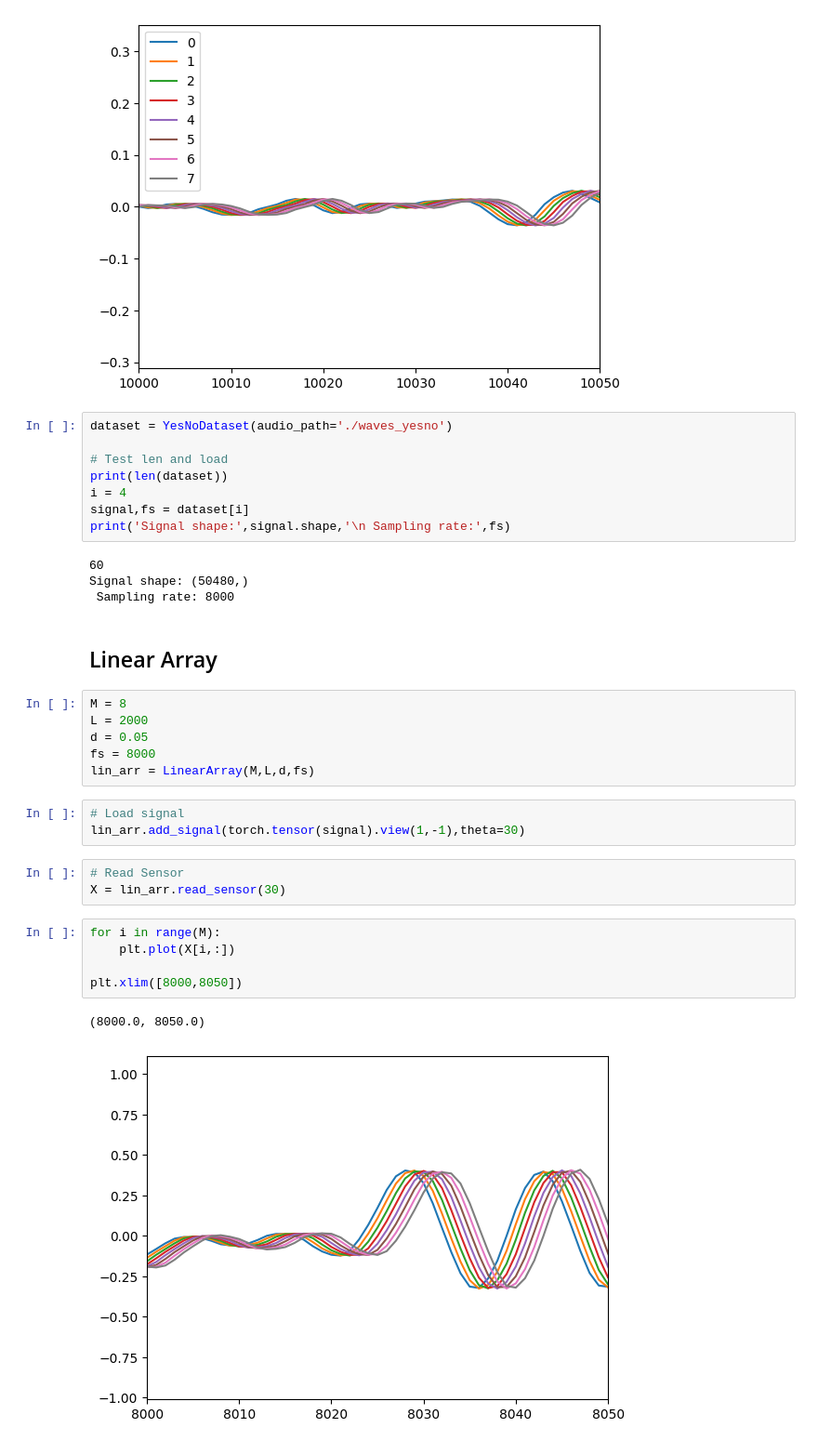
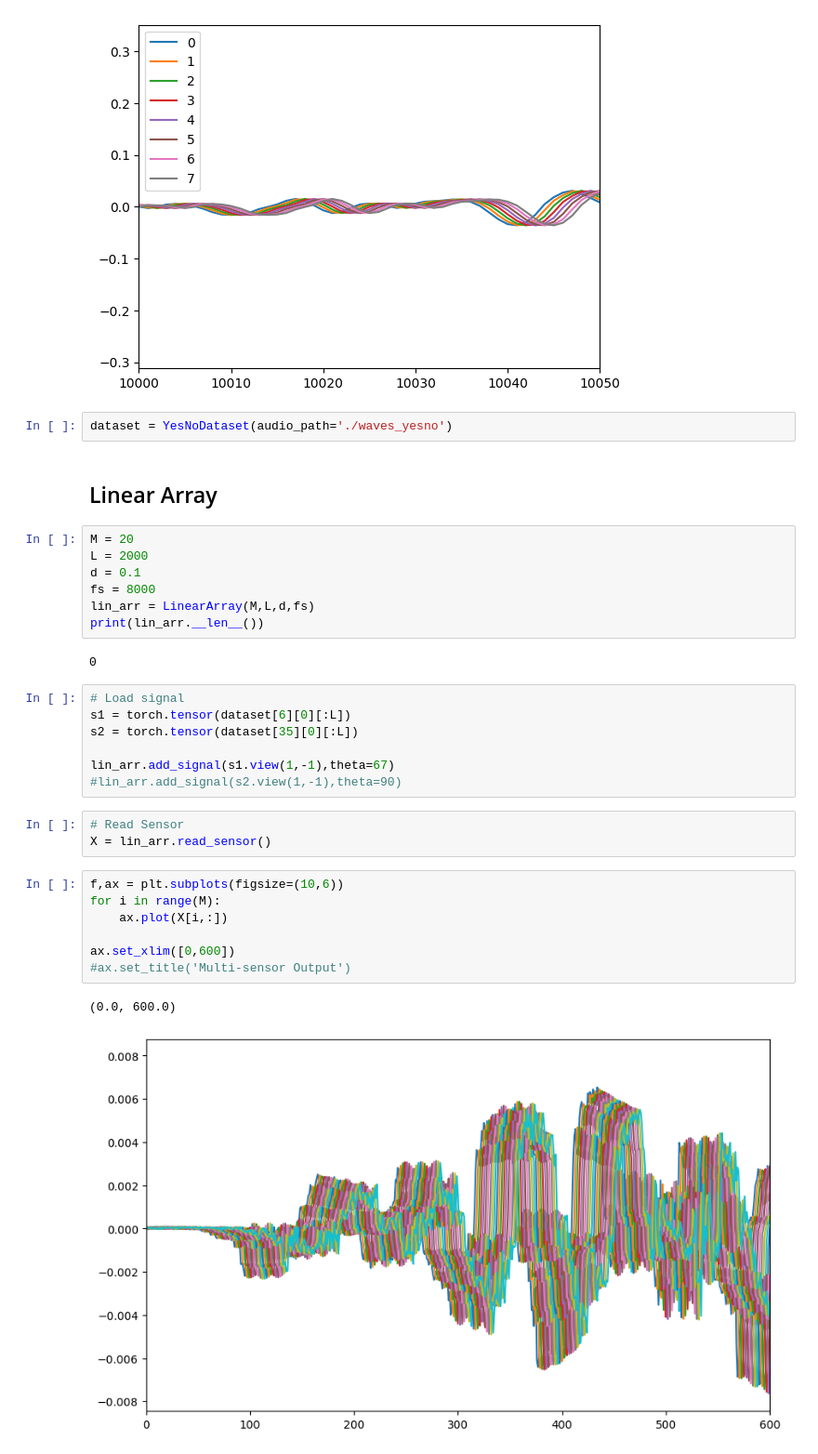
Before and after one commit to masa512/beamforming, a Jupyter notebook: 01_delayNsum.ipynb, the cells around one changed output. Shown at 93% size. Drawn from its saved outputs; the diff is of its cells as text.

```diff
--- a/01_delayNsum.ipynb
+++ b/01_delayNsum.ipynb
@@ -110,35 +109,34 @@ plt.xlim(10000,10050)
 [figure]
 # %%
 dataset = YesNoDataset(audio_path='./waves_yesno')
-
-# Test len and load
-print(len(dataset))
-i = 4
-signal,fs = dataset[i]
-print('Signal shape:',signal.shape,'\n Sampling rate:',fs)
-# %% [output]
-60
-Signal shape: (50480,)
- Sampling rate: 8000
 # %% [markdown]
 ## Linear Array
 # %%
-M = 8
+M = 20
 L = 2000
-d = 0.05
+d = 0.1
 fs = 8000
 lin_arr = LinearArray(M,L,d,fs)
+print(lin_arr.__len__())
+# %% [output]
+0
 # %%
 # Load signal
-lin_arr.add_signal(torch.tensor(signal).view(1,-1),theta=30)
+s1 = torch.tensor(dataset[6][0][:L])
+s2 = torch.tensor(dataset[35][0][:L])
+
+lin_arr.add_signal(s1.view(1,-1),theta=67)
+#lin_arr.add_signal(s2.view(1,-1),theta=90)
 # %%
 # Read Sensor
-X = lin_arr.read_sensor(30)
+X = lin_arr.read_sensor()
 # %%
+f,ax = plt.subplots(figsize=(10,6))
 for i in range(M):
-    plt.plot(X[i,:])
+    ax.plot(X[i,:])
 
-plt.xlim([8000,8050])
+ax.set_xlim([0,600])
+#ax.set_title('Multi-sensor Output')
 # %% [output]
-(8000.0, 8050.0)
+(0.0, 600.0)
-[figure, old version]
+[figure, new version]
```
Also changed, not shown: parts of 17 cells of this notebook, 4 other files.
